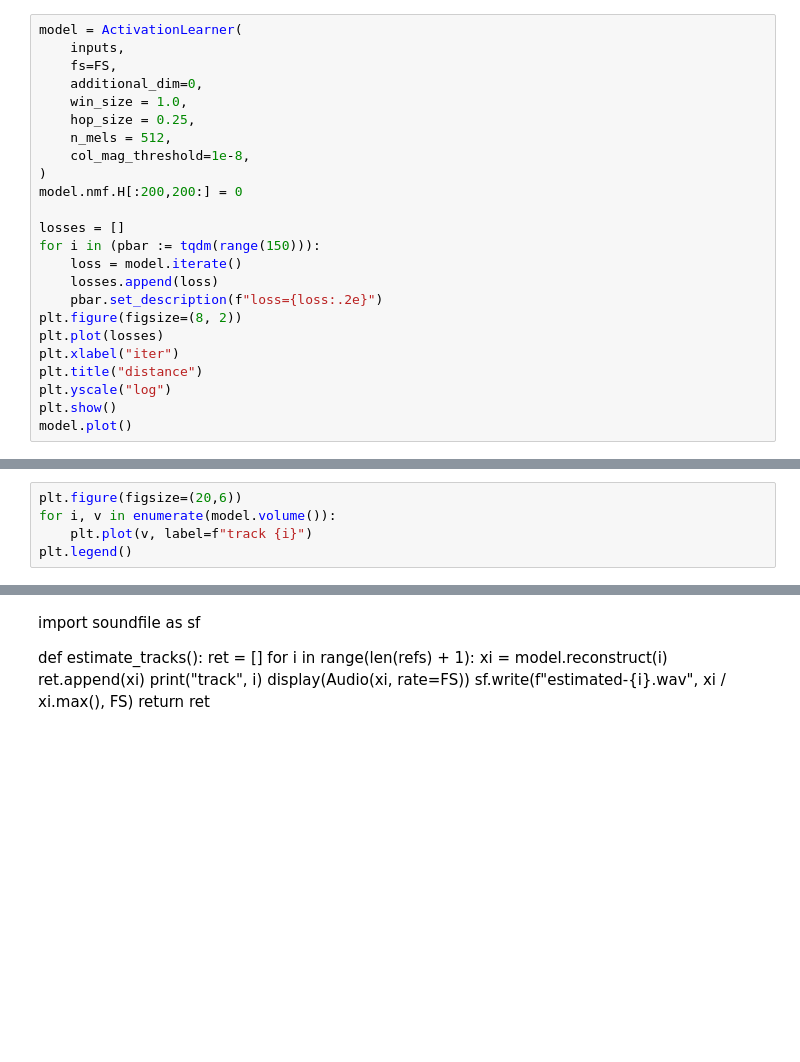
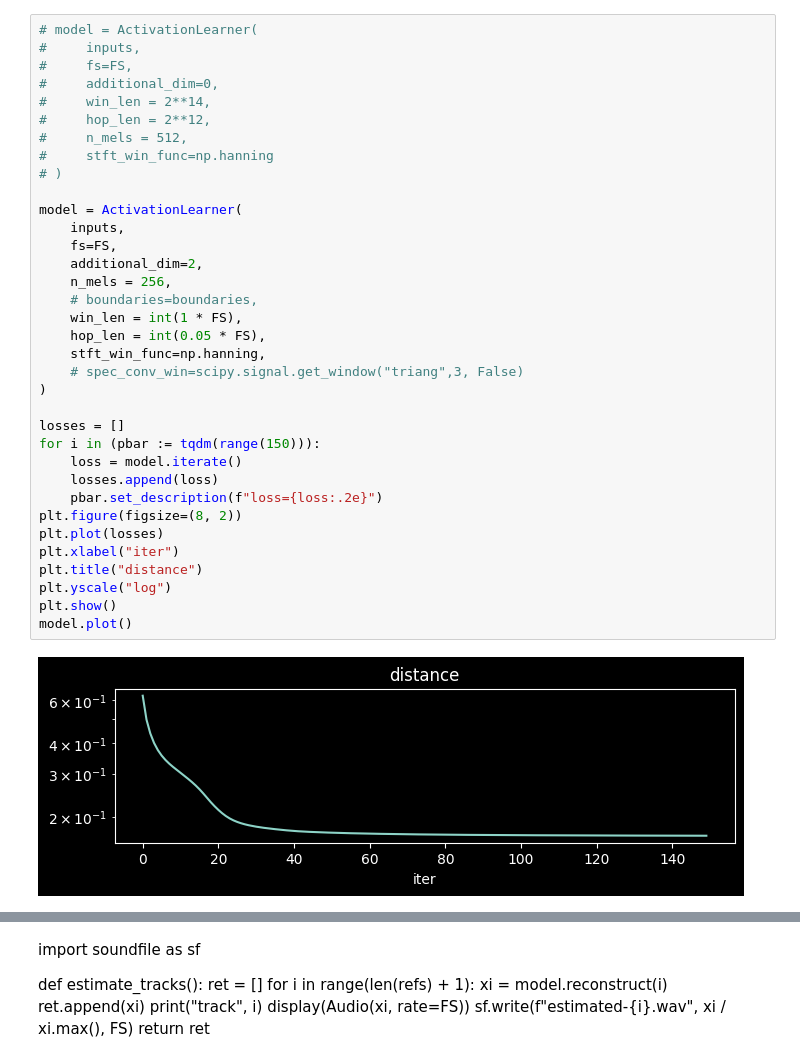
Before and after one commit to etiandre/reverse-dj-mix, a Jupyter notebook: nmf/test-nmf-2.ipynb, the cells around one changed output, grey strips where cells are left out. Drawn from its saved outputs; the diff is of its cells as text; blank space fills up the shorter version.

Commit message:
variable analysis windows

```diff
--- a/nmf/test-nmf-2.ipynb
+++ b/nmf/test-nmf-2.ipynb
@@ -43,24 +64,37 @@ for i, mix in enumerate(inputs):
 # %%
+# model = ActivationLearner(
+#     inputs,
+#     fs=FS,
+#     additional_dim=0,
+#     win_len = 2**14,
+#     hop_len = 2**12,
+#     n_mels = 512,
+#     stft_win_func=np.hanning
+# )
+
 model = ActivationLearner(
     inputs,
     fs=FS,
-    additional_dim=0,
-    win_size = 1.0,
-    hop_size = 0.25,
-    n_mels = 512,
-    col_mag_threshold=1e-8,
+    additional_dim=2,
+    n_mels = 256,
+    # boundaries=boundaries,
+    win_len = int(1 * FS),
+    hop_len = int(0.05 * FS),
+    stft_win_func=np.hanning,
+    # spec_conv_win=scipy.signal.get_window("triang",3, False)
 )
-model.nmf.H[:200,200:] = 0
 
 losses = []
 for i in (pbar := tqdm(range(150))):
     loss = model.iterate()
     losses.append(loss)
     pbar.set_description(f"loss={loss:.2e}")
 plt.figure(figsize=(8, 2))
 plt.plot(losses)
 plt.xlabel("iter")
 plt.title("distance")
 plt.yscale("log")
 plt.show()
 model.plot()
+# %% [output]
+[figure, added]
@@ -67,5 +101,0 @@ model.plot()
-# %%
-plt.figure(figsize=(20,6))
-for i, v in enumerate(model.volume()):
-    plt.plot(v, label=f"track {i}")
-plt.legend()
```
Also changed, not shown: parts of 5 cells of this notebook, 2 other files.
